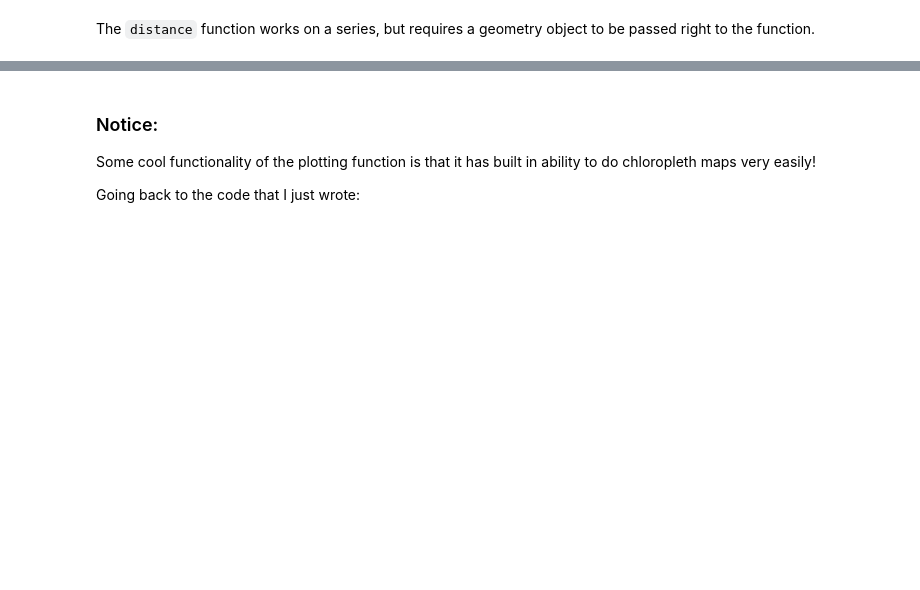
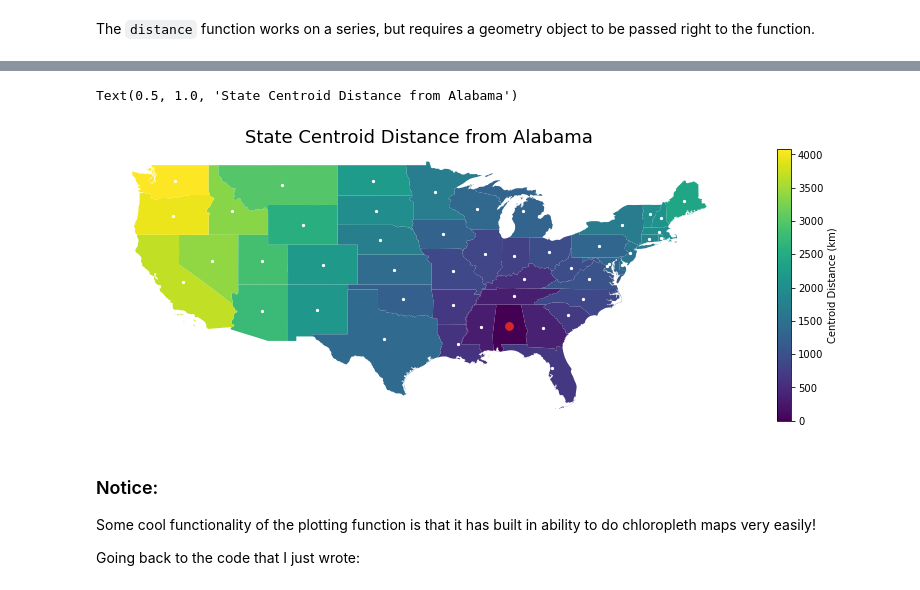
Before and after one commit to FionaZhuSinuo/ACE_592, a Jupyter notebook: Lectures/3_Images/03_US_Wildfires.ipynb, the cells around one changed output, grey strips where cells are left out. Cells and saved outputs as stored; diff of their text form; code cells hidden in the pictures; blank space fills up the shorter version.

```diff
--- a/Lectures/3_Images/03_US_Wildfires.ipynb
+++ b/Lectures/3_Images/03_US_Wildfires.ipynb
@@ -82,14 +145,18 @@ country_proj.sort_values("bama_dist").head()
 # %%
 f,a = plt.subplots(figsize=(15,5))
 country_proj.plot(column="bama_dist", # The data it uses to assign colors
                   ax=a,\
                   legend=True,\
                   legend_kwds={'label': "Centroid Distance (km)"});
-country_proj.centroid[:1].plot(color="C3",ax=a,markersize=10);
+country_proj.centroid[:1].plot(color="C3",ax=a,markersize=60);
 country_proj.centroid[1:].plot(color="w",ax=a,markersize=5);
 
 plt.axis("off");
-plt.title("State Centroid Distance from Alabama")
+
+plt.title("State Centroid Distance from Alabama",fontsize=18)
+# %% [output]
+Text(0.5, 1.0, 'State Centroid Distance from Alabama')
+[figure, added]
 # %% [markdown]
 ### Notice:
 Some cool functionality of the plotting function is that it has built in ability to do chloropleth maps very easily!
```
Also changed, not shown: parts of 64 cells of this notebook.
